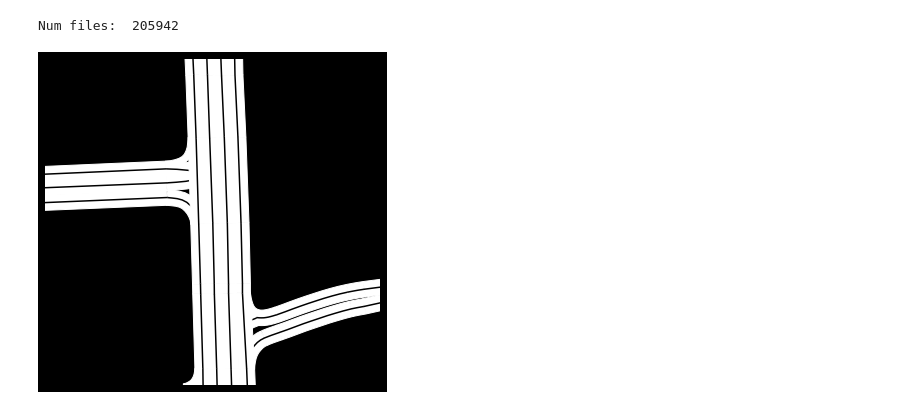
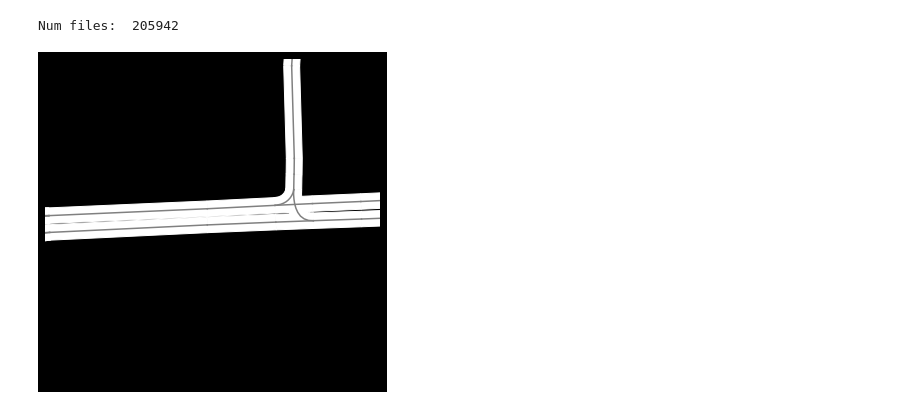
Before and after one commit to Cram3r95/mapfe4mp, a Jupyter notebook: evaluate/argoverse/test_goal_points_heatmap.ipynb, the cells around one changed output. Cells and saved outputs as stored; diff of their text form; code cells hidden in the pictures.

Commit message:
work on goals

```diff
--- a/evaluate/argoverse/test_goal_points_heatmap.ipynb
+++ b/evaluate/argoverse/test_goal_points_heatmap.ipynb
@@ -8,5 +11,5 @@ import torch
 # %%
-BASE_DIR = "/home/denso/carlos_vsr_workspace/efficient-goals-motion-prediction"
+BASE_DIR = "/home/denso/carlos_vsr_workspace/mapfe4mp"
 sys.path.append(BASE_DIR)
 
 import model.datasets.argoverse.dataset_utils as dataset_utils
@@ -47,28 +222,30 @@ Num files:  205942
 # %%
 # Generate a rasterized representation of the map
 # (Just to illustrate the driveable area, not required in our algorithm)
 
 import model.datasets.argoverse.map_functions as map_functions
 
-file_id = "19" # Override this variable to compute a different local map
+file_id = "57" # Override this variable to compute a different local map
 dist_around = 40 # m around the ego-vehicle
 dist_rasterized_map = [-dist_around, dist_around, -dist_around, dist_around]
 
 path = os.path.join(root_file_name,str(file_id)+".csv")
 data = dataset_utils.read_file(path)
 
-origin_pos, city_name = dataset_utils.get_origin_and_city(data,20)
-origin_pos = origin_pos[0].tolist() # [x,y]
+obs_origin = 20
+origin_pos, city_name = dataset_utils.get_origin_and_city(data,obs_origin)
+origin_pos = origin_pos[0].tolist() # [[x,y]] np.array -> [x,y] list
 
-map_functions.map_generator(file_id,
+# map_functions.map_generator(file_id,
+map_generator(file_id,
                             origin_pos,
                             dist_rasterized_map,
                             avm,
                             city_name,
                             show=False,
                             root_folder=data_images_folder)
 # %% [output]
-[figure, old version]
+[figure, new version]
 # %%
 # Goal points hyperparameters
 
```
Also changed, not shown: parts of 21 cells of this notebook, 15 other files.
